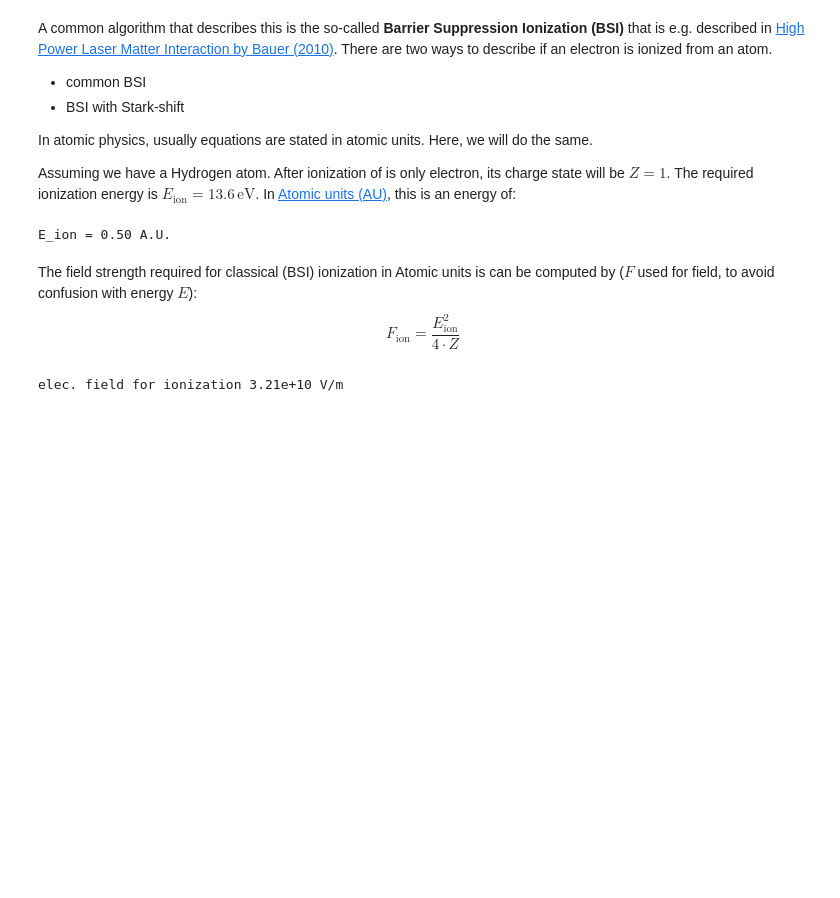
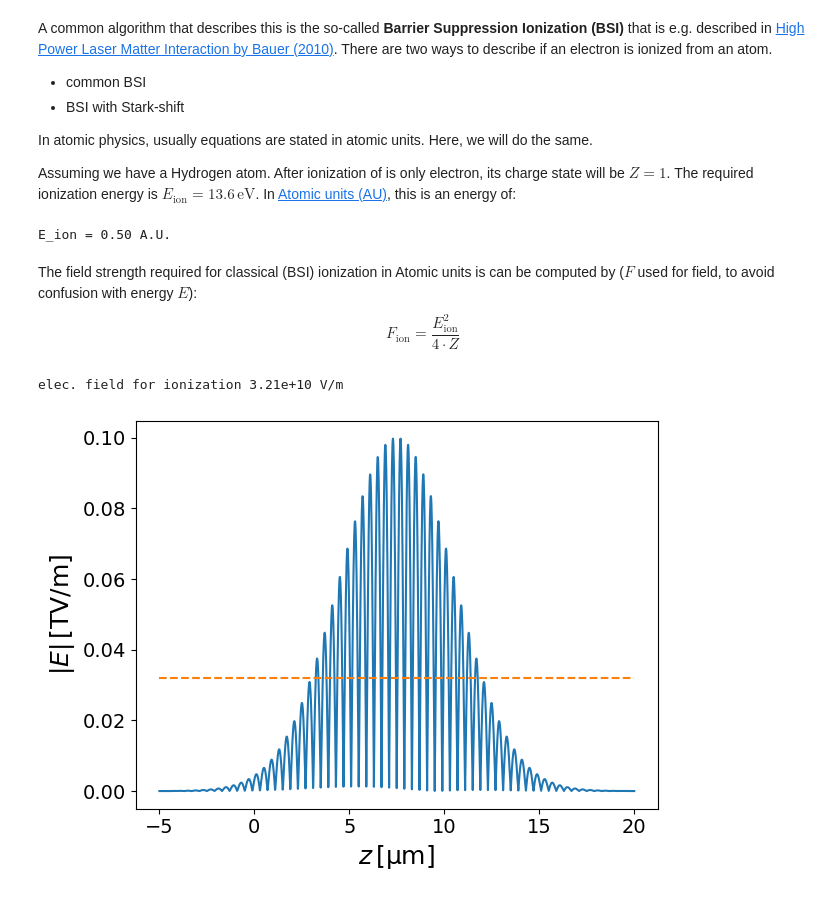
Before and after one commit to PrometheusPi/LPA_tutorial, a Jupyter notebook: IonizationByLasers.ipynb, the cells around one changed output. Drawn from its saved outputs; the diff is of its cells as text; code cells hidden in the pictures; blank space fills up the shorter version.

Commit message:
add small visulaization of BSI threshold

```diff
--- a/IonizationByLasers.ipynb
+++ b/IonizationByLasers.ipynb
@@ -80,3 +80,20 @@ F_ion_SI = F_ion_AU * F_AU # [V/m]
 print(f"elec. field for ionization {F_ion_SI:.2e} V/m")
 # %% [output]
 elec. field for ionization 3.21e+10 V/m
+# %%
+E_laser_snapshot = laser(z[:, np.newaxis], 25e-15)
+
+plt.plot(z/1e-6, np.abs(E_laser_snapshot)/1e12)
+
+plt.plot([-5, 20], np.array([F_ion_SI, F_ion_SI])/1e12, "--") # ionization threshold
+
+plt.xlabel(r"$z \, \mathrm{[\mu m]}$", fontsize=18)
+plt.xticks(fontsize=14)
+
+plt.ylabel(r"$|E| \, \mathrm{[TV/m]}$", fontsize=18)
+plt.yticks(fontsize=14)
+
+plt.tight_layout()
+plt.show()
+# %% [output]
+[figure, added]
```
Also changed, not shown: parts of 2 cells of this notebook.
